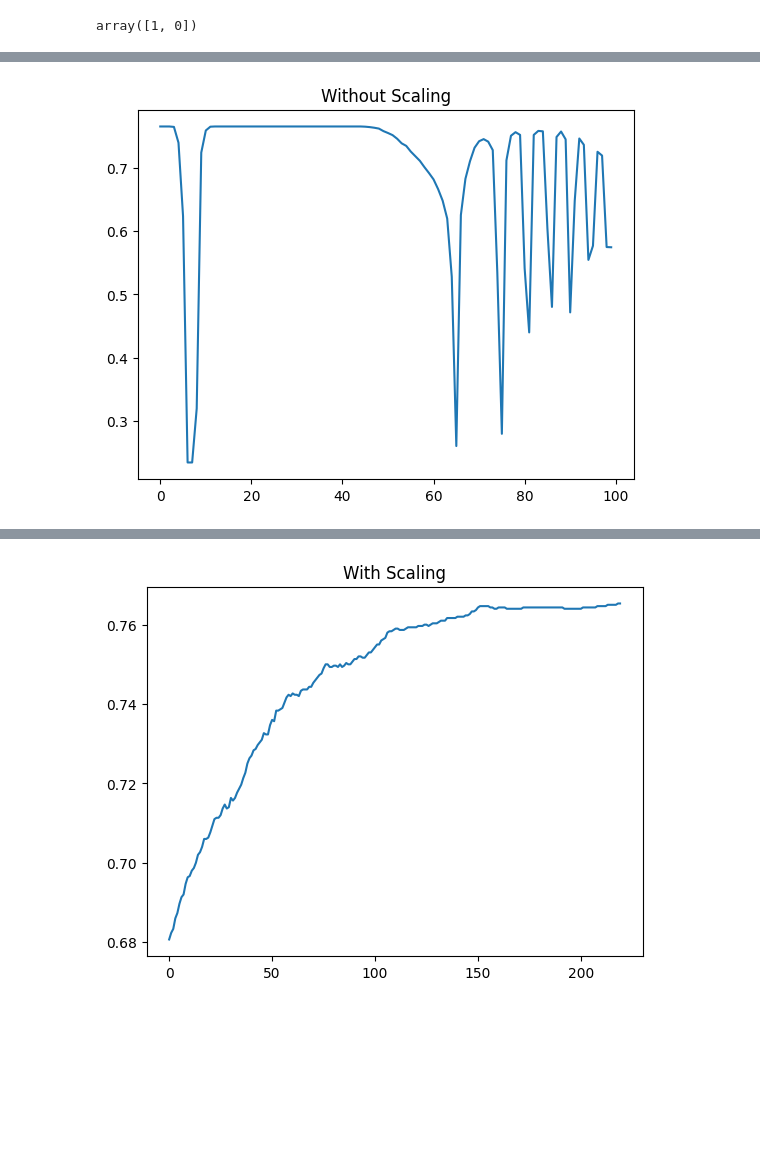
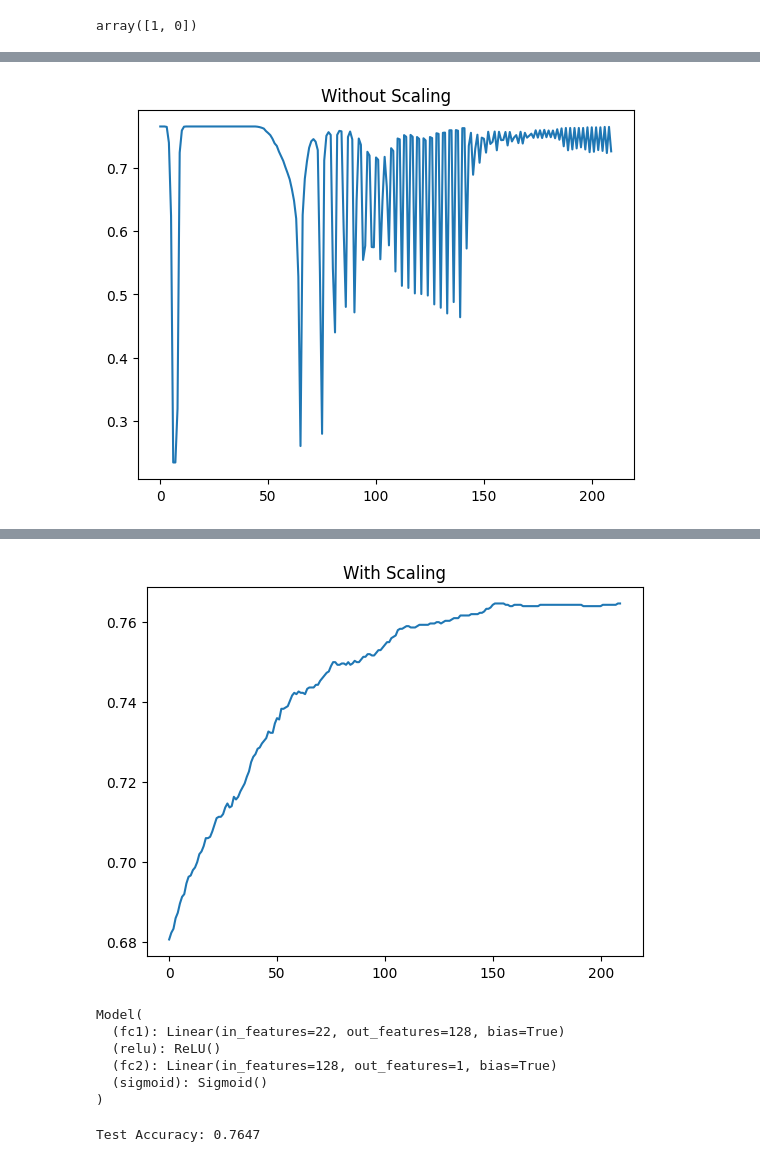
Before and after one commit to sonjoy1s/Kaggle_Deep_Lr, a Jupyter notebook: ICU_Patient_Monitoring_&_Mortality_Prediction.ipynb, the cells around one changed output, grey strips where cells are left out. Drawn from its saved outputs; the diff is of its cells as text; code cells hidden in the pictures; blank space fills up the shorter version.

```diff
--- a/ICU_Patient_Monitoring_&_Mortality_Prediction.ipynb
+++ b/ICU_Patient_Monitoring_&_Mortality_Prediction.ipynb
@@ -184,7 +184,7 @@ criterion = nn.BCELoss()
 optimizer = optim.Adam(model.parameters(),lr=0.001)
 # %%
 # Training
-epochs = 100
+epochs = 210
 val_acc_list = []
 
 for epoch in range(epochs):
@@ -223,7 +230,7 @@ plt.plot(val_acc_list)
 plt.title("Without Scaling")
 plt.show()
 # %% [output]
-[figure, old version]
+[figure, new version]
 # %%
 from sklearn.preprocessing import StandardScaler
 
@@ -242,7 +249,7 @@ model = Model()
 criterion = nn.BCELoss()
 optimizer = optim.ASGD(model.parameters(), lr=0.001)
 
-epochs = 220
+epochs = 210
 val_acc_list_scaled = []
 
 for epoch in range(epochs):
@@ -290 +297,42 @@ Epoch 210, Loss: 0.5901, Val Acc: 0.7647
-[figure, old version]
+[figure, new version]
+# %%
+model.eval()
+# %% [output]
+Model(
+  (fc1): Linear(in_features=22, out_features=128, bias=True)
+  (relu): ReLU()
+  (fc2): Linear(in_features=128, out_features=1, bias=True)
+  (sigmoid): Sigmoid()
+)
+# %%
+# evaluation on test data
+
+# Create TensorDataset and DataLoader for test data
+test_dataset = TensorDataset(X_test_scaled, y_test)
+test_loader = DataLoader(test_dataset, batch_size=64, shuffle=False)
+
+total = 0
+correct = 0
+
+model.eval() # Set the model to evaluation mode
+with torch.no_grad():
+
+  for batch_features, batch_labels in test_loader:
+
+    # move data to gpu if available
+    batch_features, batch_labels = batch_features.to(device), batch_labels.to(device)
+
+    outputs = model(batch_features)
+
+    # For binary classification with BCELoss, outputs are probabilities.
+    # We need to threshold them to get predicted classes.
+    predicted = (outputs > 0.5).float()
+
+    total += batch_labels.shape[0]
+
+    # Compare predicted with batch_labels directly
+    correct += (predicted == batch_labels).sum().item()
+
+print(f"Test Accuracy: {correct/total:.4f}")
+# %% [output]
+Test Accuracy: 0.7647
```
Also changed, not shown: parts of 2 cells of this notebook.
